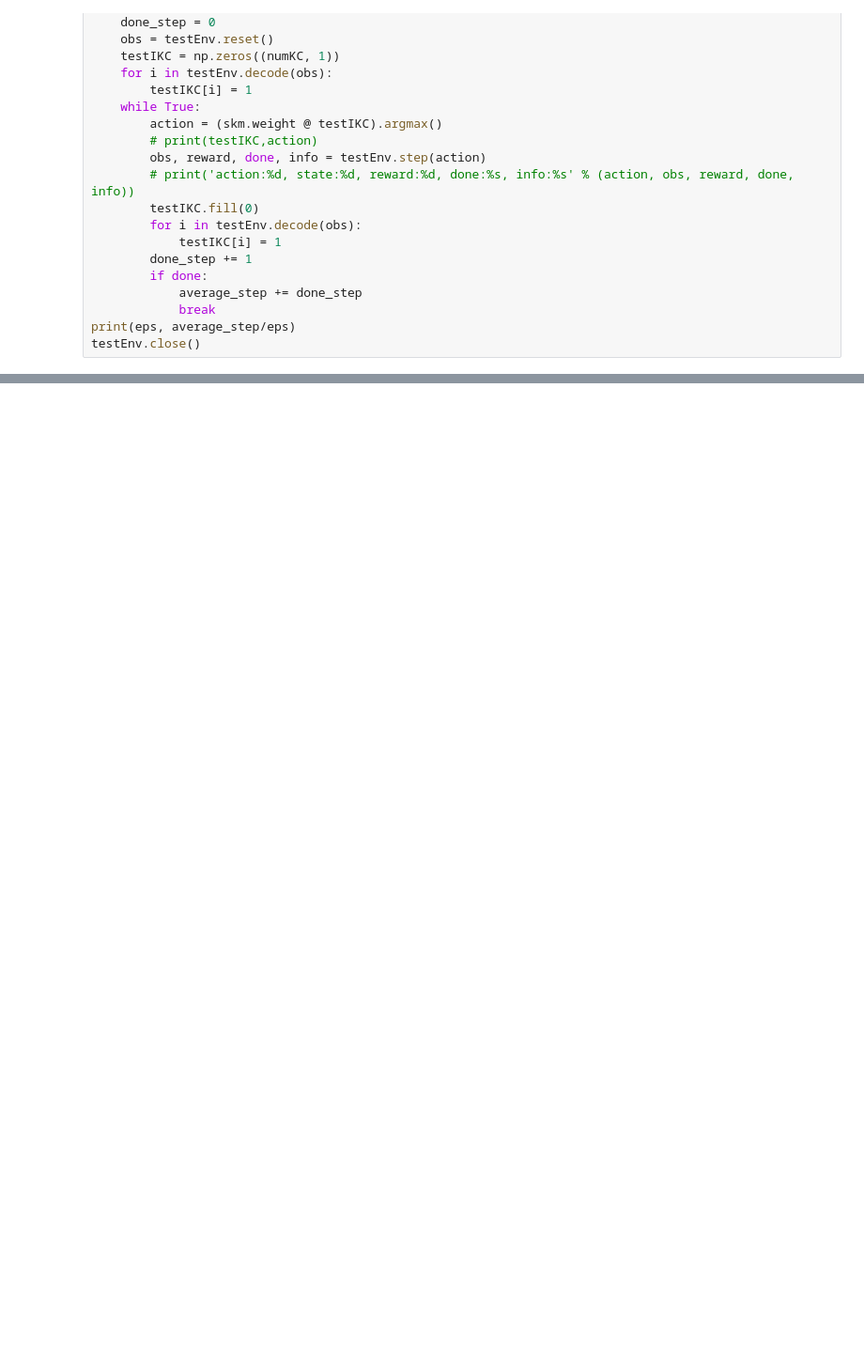
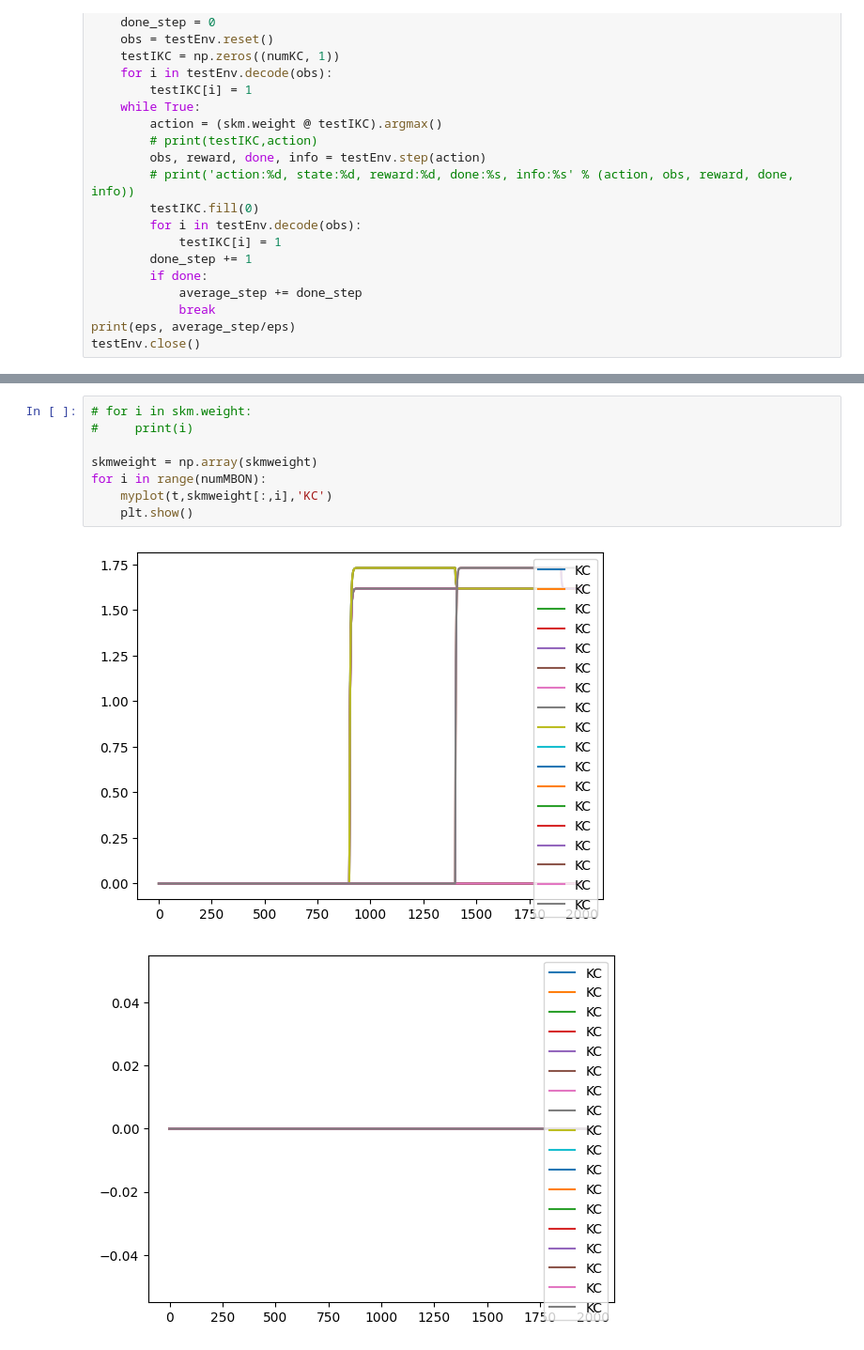
Before and after one commit to wq-win/KMD_model, a Jupyter notebook: KMDSimplified/remodel4.ipynb, the cells around one changed output, grey strips where cells are left out. Shown at 94% size. Saved outputs shown, nothing was run; the diff lists cells and outputs as text; blank space fills up the shorter version.

```diff
--- a/KMDSimplified/remodel4.ipynb
+++ b/KMDSimplified/remodel4.ipynb
@@ -1056,0 +1602,11 @@ testEnv.close()
+# %%
+# for i in skm.weight:
+#     print(i)
+
+skmweight = np.array(skmweight)
+for i in range(numMBON):
+    myplot(t,skmweight[:,i],'KC')
+    plt.show()
+# %% [output]
+[figure, added]
+[figure, added]
```
Also changed, not shown: parts of 24 cells of this notebook, 2 other files.
